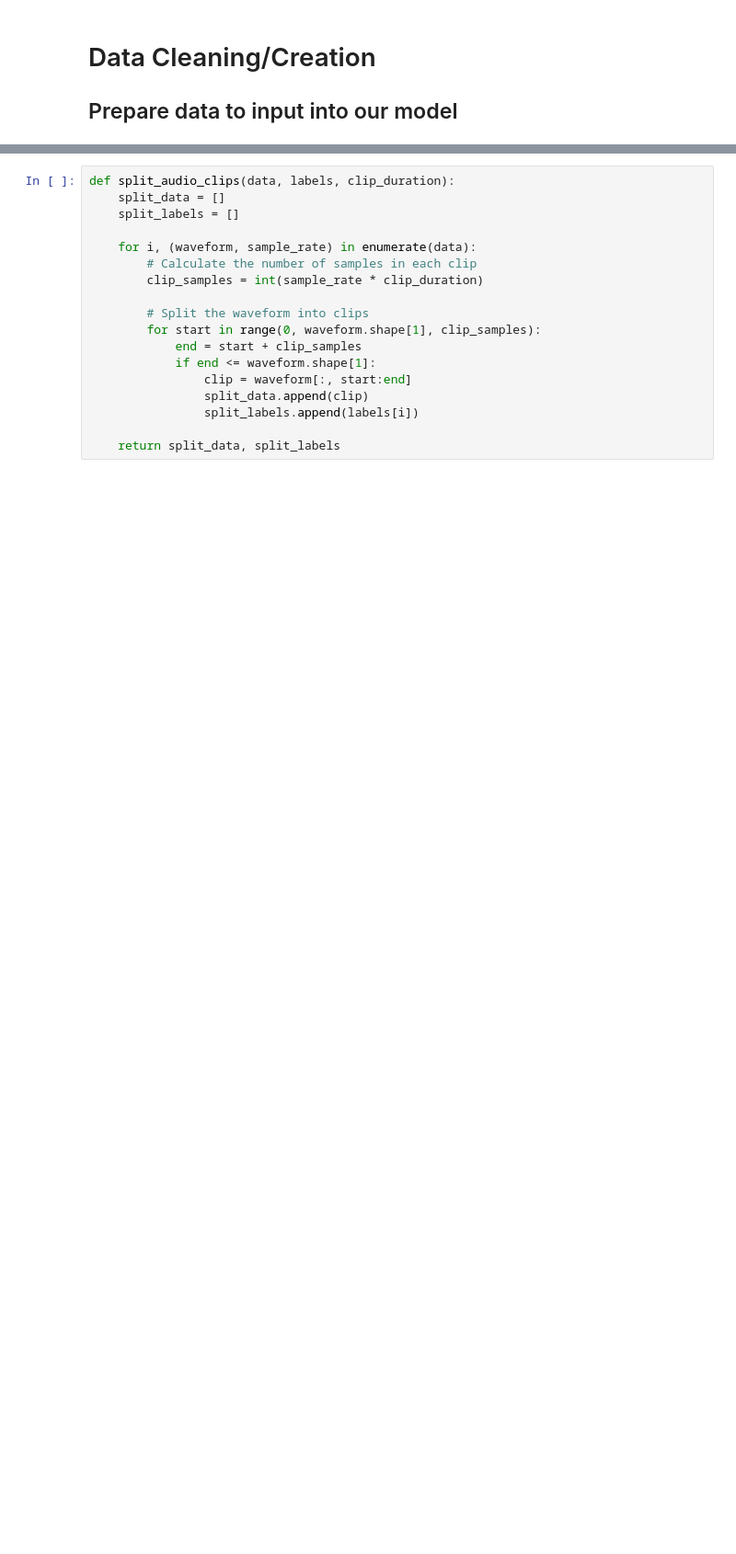
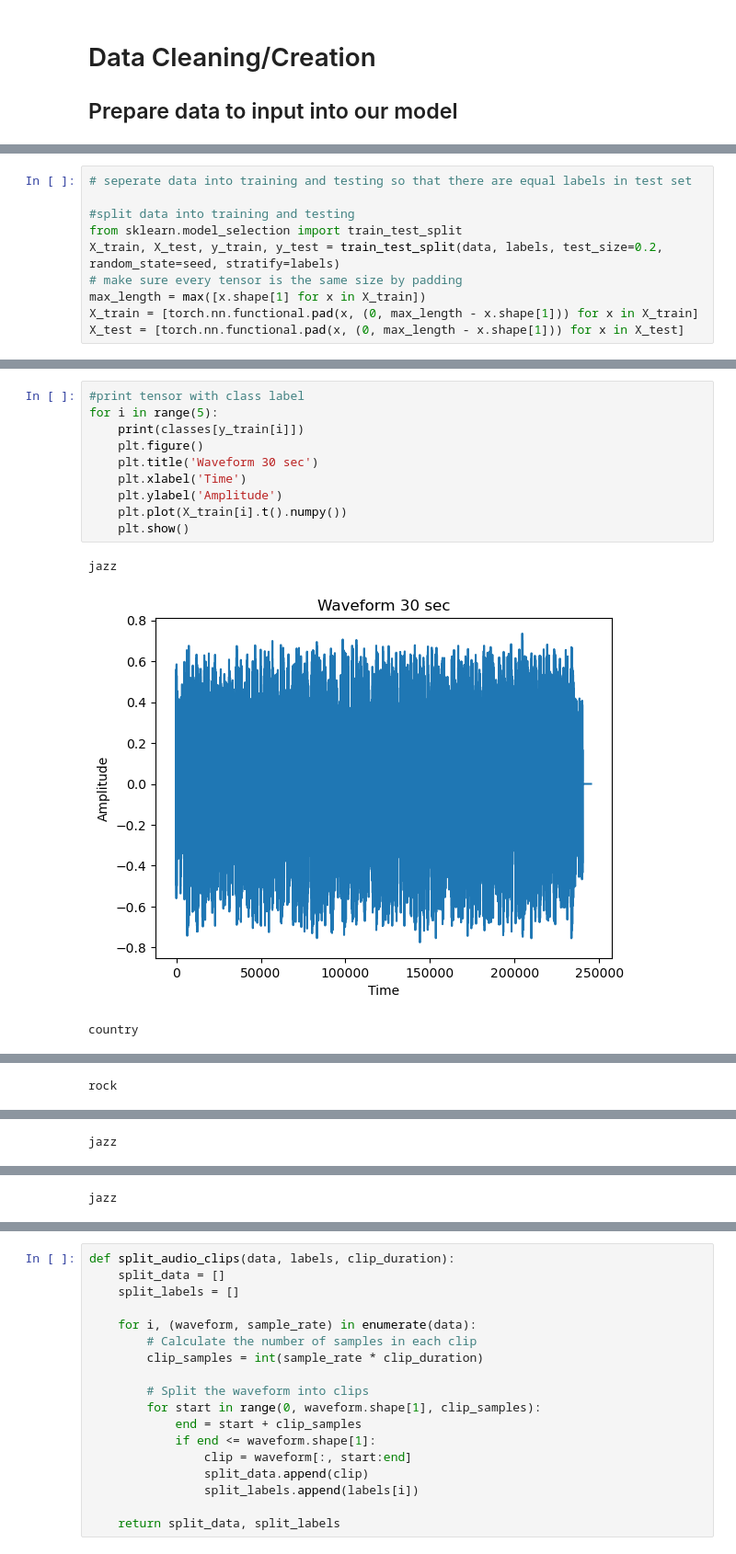
Before and after one commit to yatinpokle/MusicGenreNeuralNetwork, a Jupyter notebook: MusicGenreProject.ipynb, the cells around one changed output, grey strips where cells are left out. Shown: that part at 92% size. Drawn from its saved outputs; the diff is of its cells as text; blank space fills up the shorter version.

```diff
--- a/MusicGenreProject.ipynb
+++ b/MusicGenreProject.ipynb
@@ -39,0 +63,10 @@ def load_audio_data(data_directory):
+# %%
+# seperate data into training and testing so that there are equal labels in test set
+
+#split data into training and testing
+from sklearn.model_selection import train_test_split
+X_train, X_test, y_train, y_test = train_test_split(data, labels, test_size=0.2, random_state=seed, stratify=labels)
+# make sure every tensor is the same size by padding
+max_length = max([x.shape[1] for x in X_train])
+X_train = [torch.nn.functional.pad(x, (0, max_length - x.shape[1])) for x in X_train]
+X_test = [torch.nn.functional.pad(x, (0, max_length - x.shape[1])) for x in X_test]
@@ -39,0 +79,14 @@ def load_audio_data(data_directory):
+# %%
+#print tensor with class label
+for i in range(5):
+    print(classes[y_train[i]])
+    plt.figure()
+    plt.title('Waveform 30 sec')
+    plt.xlabel('Time')
+    plt.ylabel('Amplitude')
+    plt.plot(X_train[i].t().numpy())
+    plt.show()
+# %% [output]
+jazz
+[figure, added]
+country
@@ -39,0 +94 @@ def load_audio_data(data_directory):
+rock
@@ -39,0 +96 @@ def load_audio_data(data_directory):
+jazz
@@ -39,0 +98 @@ def load_audio_data(data_directory):
+jazz
```
Also changed, not shown: parts of 24 cells of this notebook, 1 other file.
